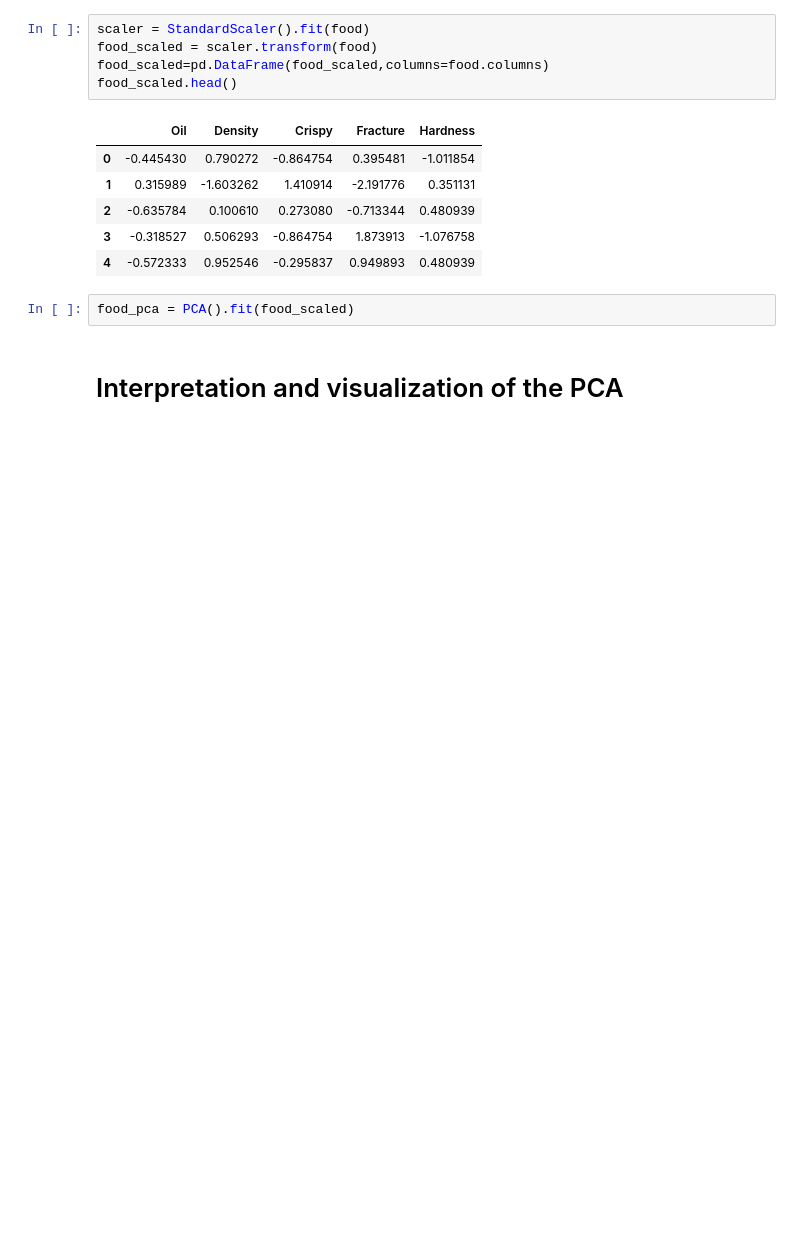
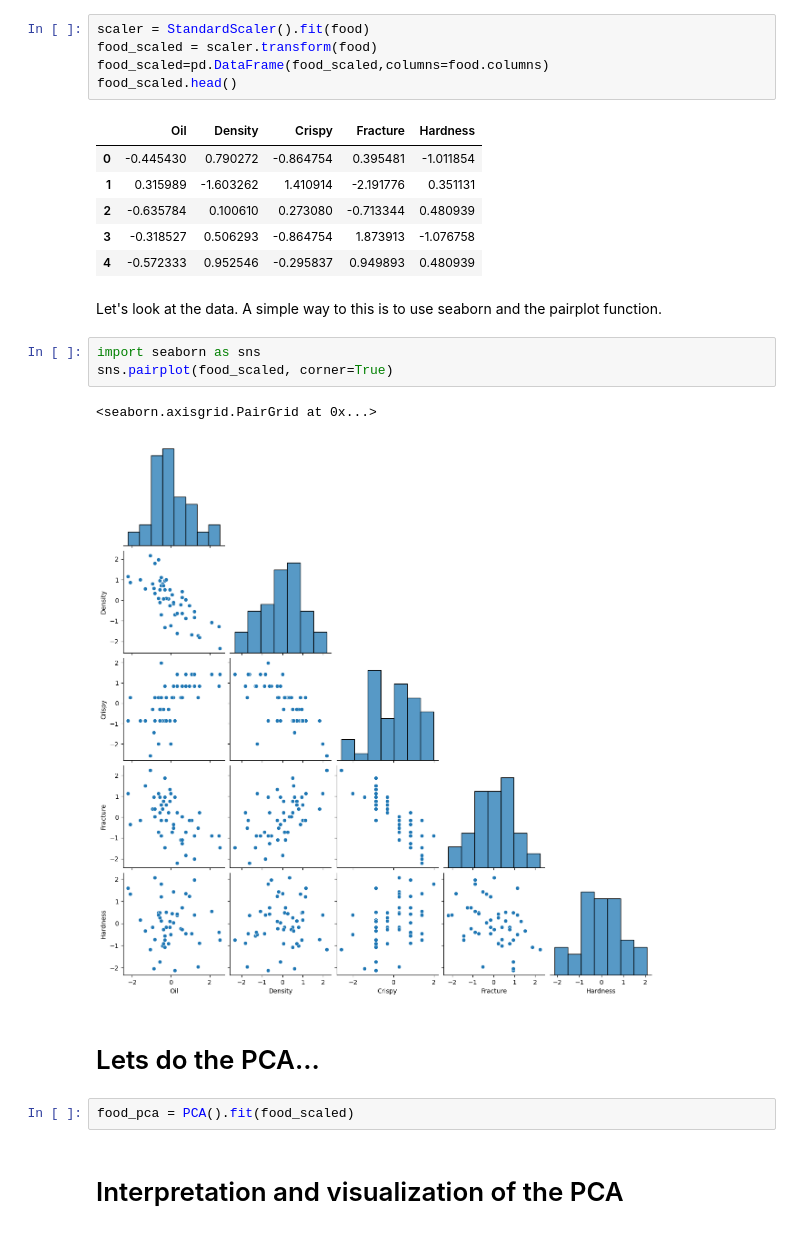
Before and after one commit to peterbmob/DHMVADoE, a Jupyter notebook: Excercises/PCA_ex_1.ipynb, the cells around one changed output. Saved outputs shown, nothing was run; the diff lists cells and outputs as text; blank space fills up the shorter version.

```diff
--- a/Excercises/PCA_ex_1.ipynb
+++ b/Excercises/PCA_ex_1.ipynb
@@ -142,6 +144,16 @@ food_scaled.head()
 | 2 | -0.635784 | 0.100610 | 0.273080 | -0.713344 | 0.480939 |
 | 3 | -0.318527 | 0.506293 | -0.864754 | 1.873913 | -1.076758 |
 | 4 | -0.572333 | 0.952546 | -0.295837 | 0.949893 | 0.480939 |
+# %% [markdown]
+Let's look at the data. A simple way to this is to use seaborn and the pairplot function.
+# %%
+import seaborn as sns
+sns.pairplot(food_scaled, corner=True)
+# %% [output]
+<seaborn.axisgrid.PairGrid at 0x...>
+[figure, added]
+# %% [markdown]
+# Lets do the PCA...
 # %%
 food_pca = PCA().fit(food_scaled)
 # %% [markdown]
```
Also changed, not shown: parts of 17 cells of this notebook.
